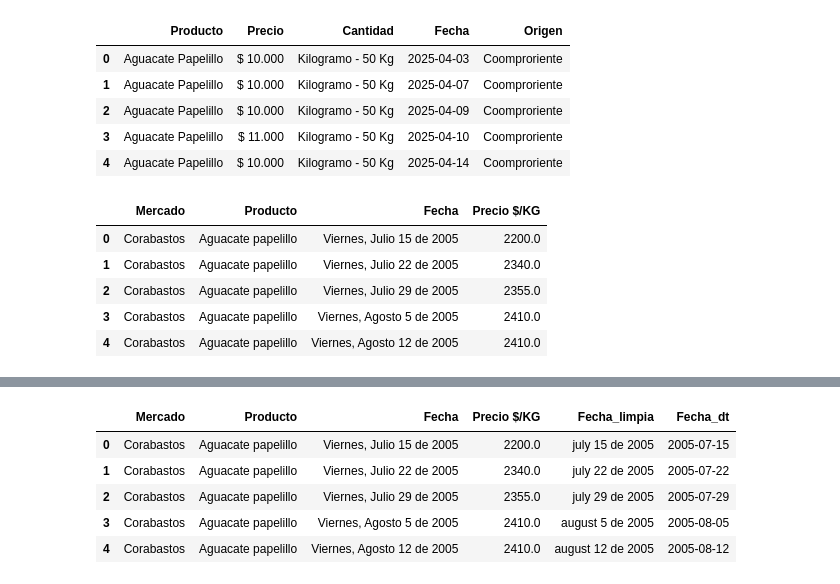
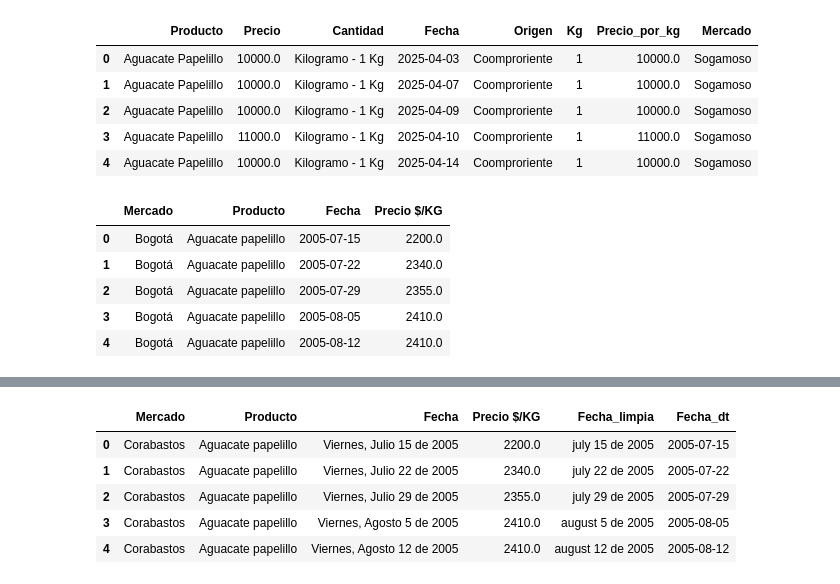
Before and after one commit to TransformacionDigital-Coomproriente/Coomproriente-Market-place-real, a Jupyter notebook: Notebooks/02_Analisis_exploratorio.ipynb, the cells around one changed output, grey strips where cells are left out. Cells and saved outputs as stored; diff of their text form; code cells hidden in the pictures.

```diff
--- a/Notebooks/02_Analisis_exploratorio.ipynb
+++ b/Notebooks/02_Analisis_exploratorio.ipynb
@@ -8,25 +8,25 @@ Requirement already satisfied: et-xmlfile in c:\users\felipe\appdata\local\packa
 # %%
 import pandas as pd
 
-df_coomproriente = pd.read_excel('../Data/Precios_Coomproriente_05_06_25.xlsx')
+df_coomproriente = pd.read_excel('../Data/Precios_Coomproriente_limpio.xlsx')
 df_coomproriente.head()
 # %% [output]
-|  | Producto | Precio | Cantidad | Fecha | Origen |
-| 0 | Aguacate Papelillo | $ 10.000 | Kilogramo - 50 Kg | 2025-04-03 | Coomproriente |
-| 1 | Aguacate Papelillo | $ 10.000 | Kilogramo - 50 Kg | 2025-04-07 | Coomproriente |
-| 2 | Aguacate Papelillo | $ 10.000 | Kilogramo - 50 Kg | 2025-04-09 | Coomproriente |
-| 3 | Aguacate Papelillo | $ 11.000 | Kilogramo - 50 Kg | 2025-04-10 | Coomproriente |
-| 4 | Aguacate Papelillo | $ 10.000 | Kilogramo - 50 Kg | 2025-04-14 | Coomproriente |
+|  | Producto | Precio | Cantidad | Fecha | Origen | Kg | Precio_por_kg | Mercado |
+| 0 | Aguacate Papelillo | 10000.0 | Kilogramo - 1 Kg | 2025-04-03 | Coomproriente | 1 | 10000.0 | Sogamoso |
+| 1 | Aguacate Papelillo | 10000.0 | Kilogramo - 1 Kg | 2025-04-07 | Coomproriente | 1 | 10000.0 | Sogamoso |
+| 2 | Aguacate Papelillo | 10000.0 | Kilogramo - 1 Kg | 2025-04-09 | Coomproriente | 1 | 10000.0 | Sogamoso |
+| 3 | Aguacate Papelillo | 11000.0 | Kilogramo - 1 Kg | 2025-04-10 | Coomproriente | 1 | 11000.0 | Sogamoso |
+| 4 | Aguacate Papelillo | 10000.0 | Kilogramo - 1 Kg | 2025-04-14 | Coomproriente | 1 | 10000.0 | Sogamoso |
 # %%
-df_agronet = pd.read_excel('../Data/datos_agronet.xlsx')
+df_agronet = pd.read_excel('../Data/datos_agronet_limpio.xlsx')
 df_agronet.head()
 # %% [output]
 |  | Mercado | Producto | Fecha | Precio $/KG |
-| 0 | Corabastos | Aguacate papelillo | Viernes, Julio 15 de 2005 | 2200.0 |
-| 1 | Corabastos | Aguacate papelillo | Viernes, Julio 22 de 2005 | 2340.0 |
-| 2 | Corabastos | Aguacate papelillo | Viernes, Julio 29 de 2005 | 2355.0 |
-| 3 | Corabastos | Aguacate papelillo | Viernes, Agosto 5 de 2005 | 2410.0 |
-| 4 | Corabastos | Aguacate papelillo | Viernes, Agosto 12 de 2005 | 2410.0 |
+| 0 | Bogotá | Aguacate papelillo | 2005-07-15 | 2200.0 |
+| 1 | Bogotá | Aguacate papelillo | 2005-07-22 | 2340.0 |
+| 2 | Bogotá | Aguacate papelillo | 2005-07-29 | 2355.0 |
+| 3 | Bogotá | Aguacate papelillo | 2005-08-05 | 2410.0 |
+| 4 | Bogotá | Aguacate papelillo | 2005-08-12 | 2410.0 |
 # %%
 df_coomproriente.shape  # Cantidad de filas y columnas
 df_coomproriente.columns  # Nombres de las columnas
```
Also changed, not shown: parts of 15 cells of this notebook, 6 other files.
